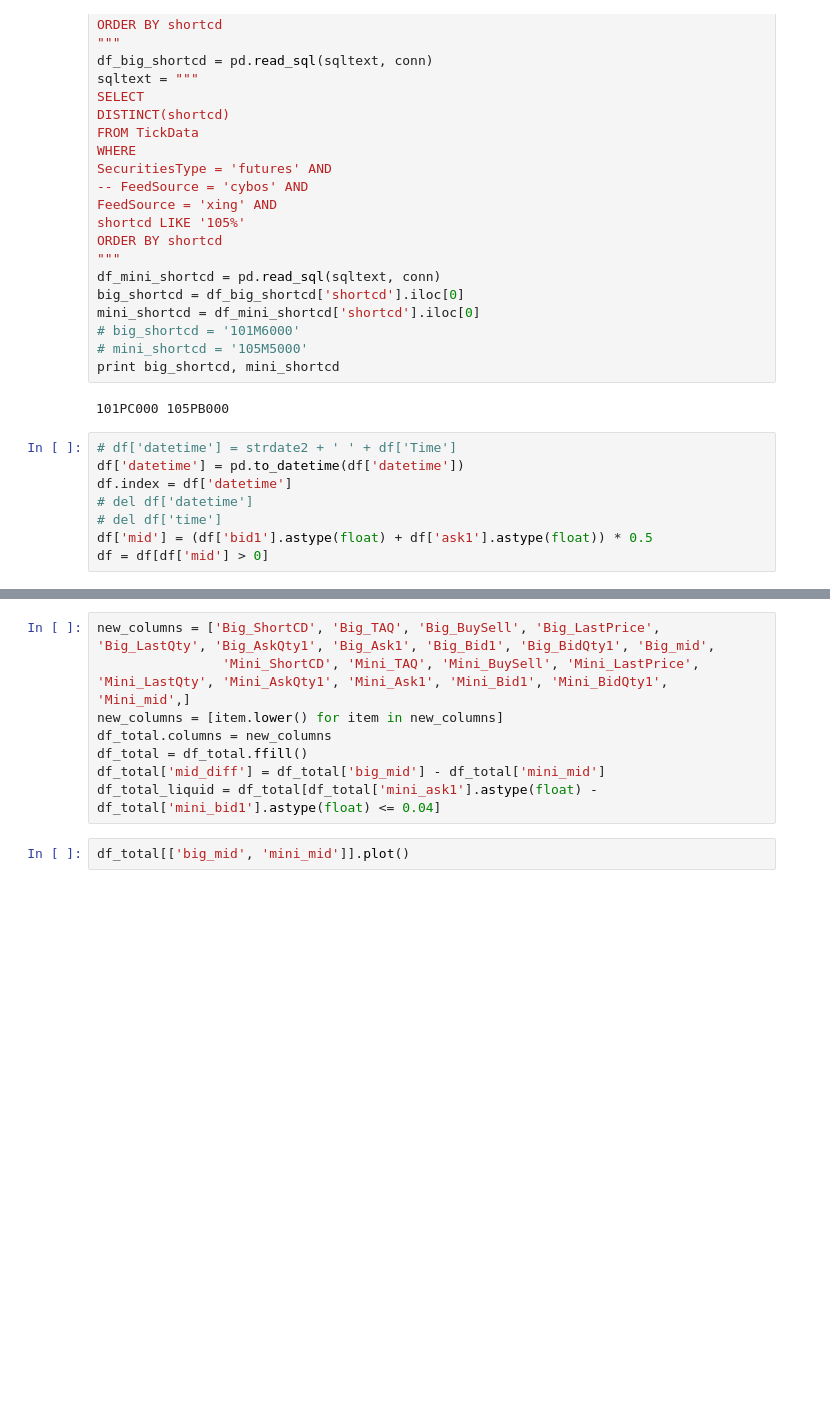
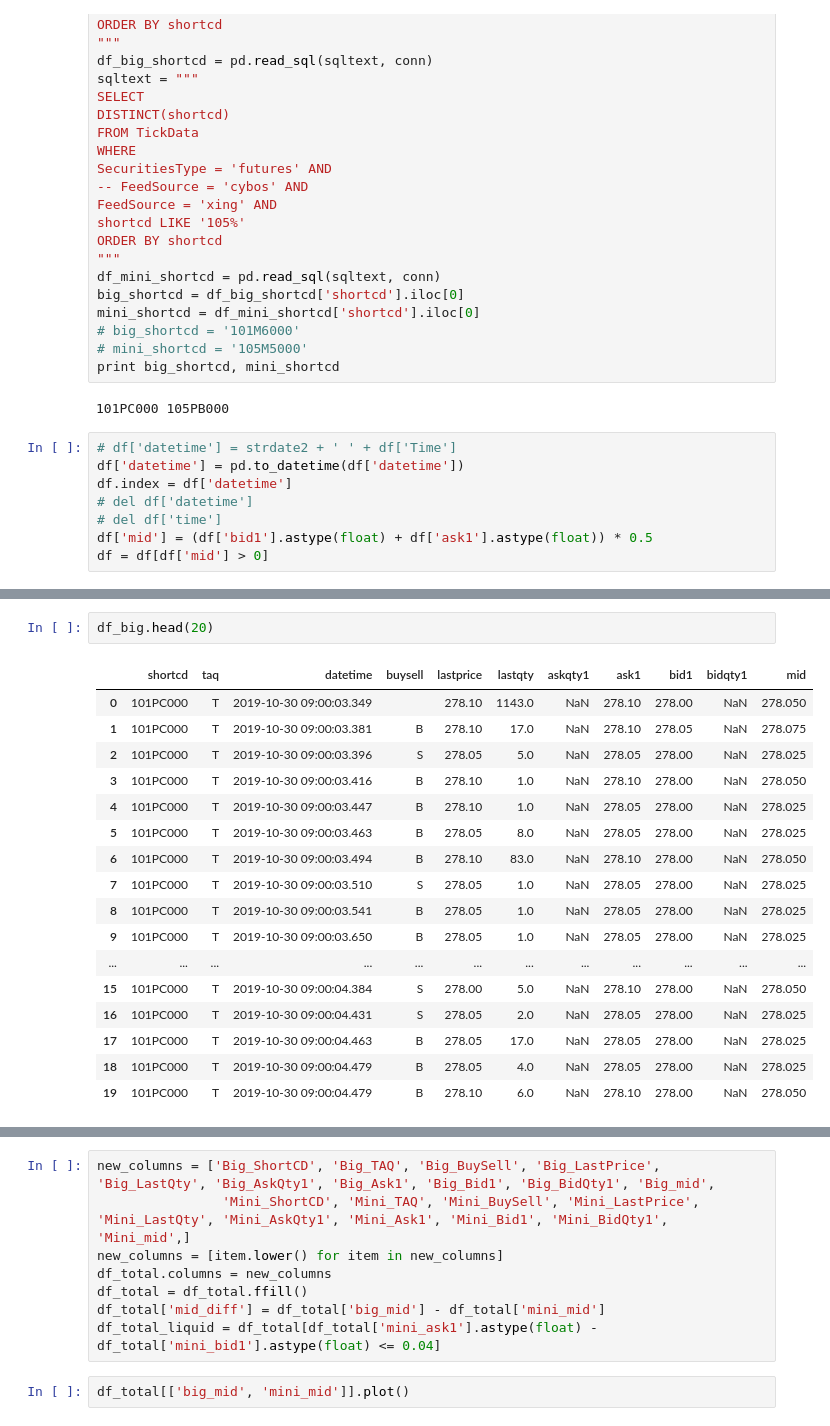
Before and after one commit to QuantTraderEd/AQTrader, a Jupyter notebook: Script/miniarb_research_template.ipynb, the cells around one changed output, grey strips where cells are left out. Saved outputs shown, nothing was run; the diff lists cells and outputs as text; blank space fills up the shorter version.

```diff
--- a/Script/miniarb_research_template.ipynb
+++ b/Script/miniarb_research_template.ipynb
@@ -78,0 +79,20 @@ print len(df_big), len(df_mini)
+# %%
+df_big.head(20)
+# %% [output]
+|  | shortcd | taq | datetime | buysell | lastprice | lastqty | askqty1 | ask1 | bid1 | bidqty1 | mid |
+| 0 | 101PC000 | T | 2019-10-30 09:00:03.349 |  | 278.10 | 1143.0 | NaN | 278.10 | 278.00 | NaN | 278.050 |
+| 1 | 101PC000 | T | 2019-10-30 09:00:03.381 | B | 278.10 | 17.0 | NaN | 278.10 | 278.05 | NaN | 278.075 |
+| 2 | 101PC000 | T | 2019-10-30 09:00:03.396 | S | 278.05 | 5.0 | NaN | 278.05 | 278.00 | NaN | 278.025 |
+| 3 | 101PC000 | T | 2019-10-30 09:00:03.416 | B | 278.10 | 1.0 | NaN | 278.10 | 278.00 | NaN | 278.050 |
+| 4 | 101PC000 | T | 2019-10-30 09:00:03.447 | B | 278.10 | 1.0 | NaN | 278.05 | 278.00 | NaN | 278.025 |
+| 5 | 101PC000 | T | 2019-10-30 09:00:03.463 | B | 278.05 | 8.0 | NaN | 278.05 | 278.00 | NaN | 278.025 |
+| 6 | 101PC000 | T | 2019-10-30 09:00:03.494 | B | 278.10 | 83.0 | NaN | 278.10 | 278.00 | NaN | 278.050 |
+| 7 | 101PC000 | T | 2019-10-30 09:00:03.510 | S | 278.05 | 1.0 | NaN | 278.05 | 278.00 | NaN | 278.025 |
+| 8 | 101PC000 | T | 2019-10-30 09:00:03.541 | B | 278.05 | 1.0 | NaN | 278.05 | 278.00 | NaN | 278.025 |
+| 9 | 101PC000 | T | 2019-10-30 09:00:03.650 | B | 278.05 | 1.0 | NaN | 278.05 | 278.00 | NaN | 278.025 |
+| ... | ... | ... | ... | ... | ... | ... | ... | ... | ... | ... | ... |
+| 15 | 101PC000 | T | 2019-10-30 09:00:04.384 | S | 278.00 | 5.0 | NaN | 278.10 | 278.00 | NaN | 278.050 |
+| 16 | 101PC000 | T | 2019-10-30 09:00:04.431 | S | 278.05 | 2.0 | NaN | 278.05 | 278.00 | NaN | 278.025 |
+| 17 | 101PC000 | T | 2019-10-30 09:00:04.463 | B | 278.05 | 17.0 | NaN | 278.05 | 278.00 | NaN | 278.025 |
+| 18 | 101PC000 | T | 2019-10-30 09:00:04.479 | B | 278.05 | 4.0 | NaN | 278.05 | 278.00 | NaN | 278.025 |
+| 19 | 101PC000 | T | 2019-10-30 09:00:04.479 | B | 278.10 | 6.0 | NaN | 278.10 | 278.00 | NaN | 278.050 |
```
Also changed, not shown: parts of 10 cells of this notebook.
